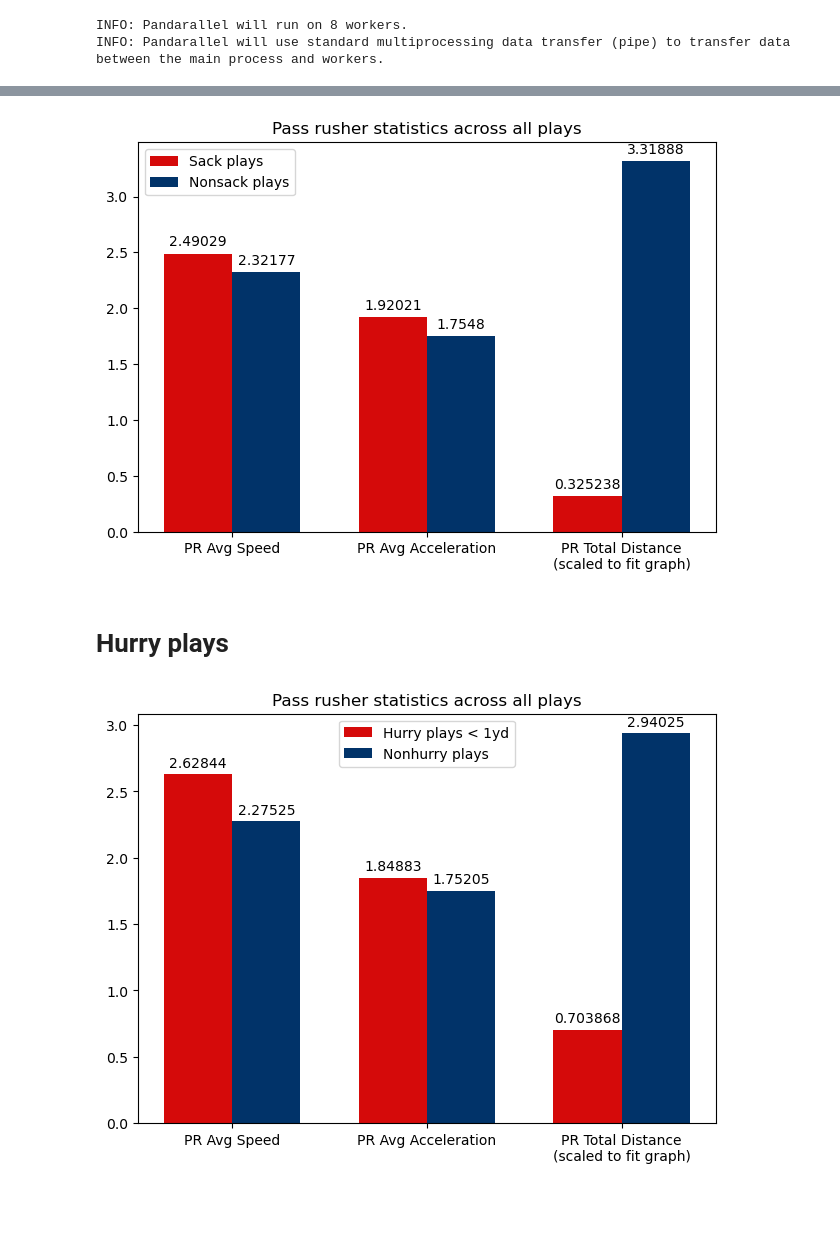
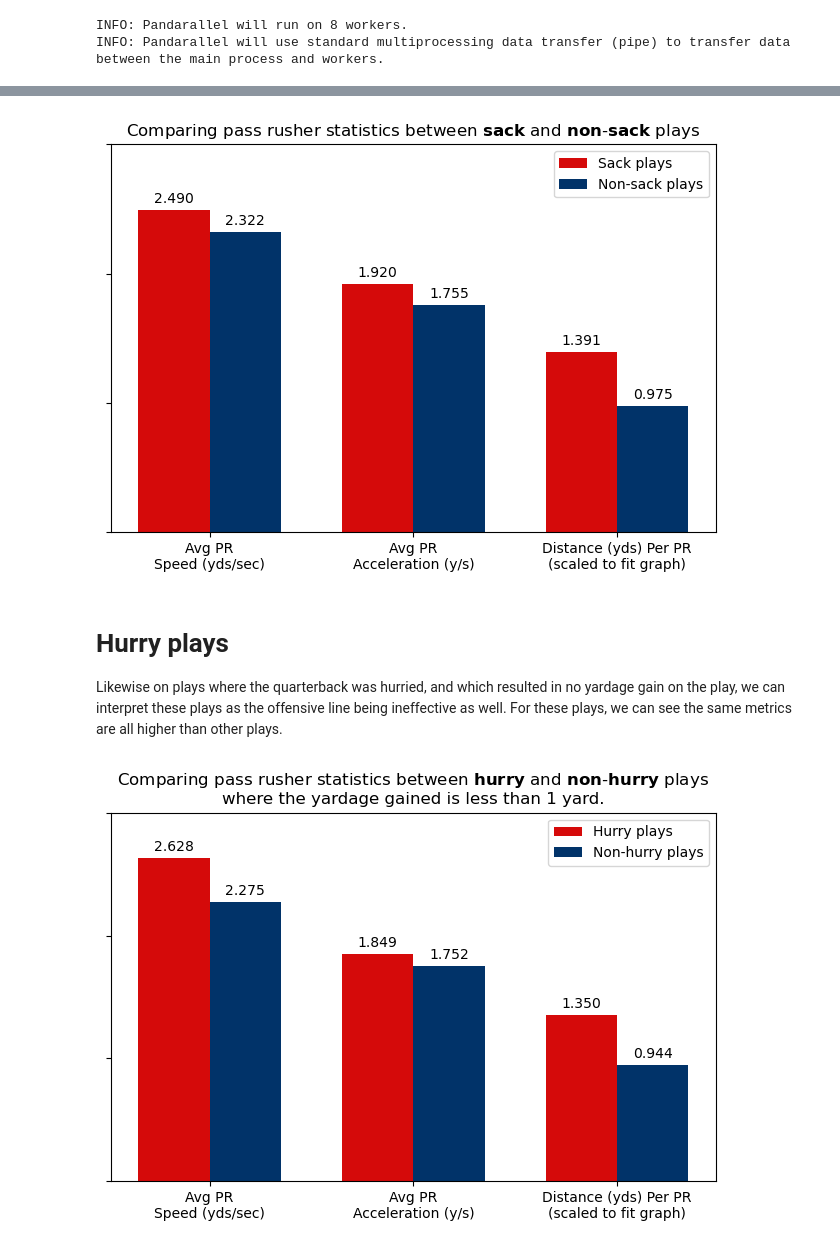
Before and after one commit to MattLowrieDS/big-data-bowl-2023, a Jupyter notebook: Deriving Offensive Line Effectiveness from Tracking Data.ipynb, the cells around one changed output, grey strips where cells are left out. Cells and saved outputs as stored; diff of their text form; code cells hidden in the pictures; blank space fills up the shorter version.

Commit message:
Update metrics and ranking calculation

```diff
--- a/Deriving Offensive Line Effectiveness from Tracking Data.ipynb
+++ b/Deriving Offensive Line Effectiveness from Tracking Data.ipynb
@@ -8,10 +10,11 @@ import numpy as np
 import pandas as pd
 import matplotlib.pyplot as plt
 from matplotlib import patches
-from pymcdm.methods import TOPSIS
-from pymcdm.helpers import rrankdata
 from pandarallel import pandarallel
 pandarallel.initialize()
+
+NFL_RED = '#D50A0A'
+NFL_BLUE = '#013369'
 # %% [output]
 INFO: Pandarallel will run on 8 workers.
 INFO: Pandarallel will use standard multiprocessing data transfer (pipe) to transfer data between the main process and workers.
@@ -65,22 +77,24 @@ nonsacks_sum_dist = track_nonsacks_df.loc[nonsacks_gpn_combos.isin(pass_rush_ids
 # %%
-x_lbls = ['PR Avg Speed', 'PR Avg Acceleration', 'PR Total Distance\n(scaled to fit graph)']
+x_lbls = ['Avg PR\nSpeed (yds/sec)', 'Avg PR\nAcceleration (y/s)',
+          'Distance (yds) Per PR\n(scaled to fit graph)']
 x_range = np.arange(len(x_lbls))
-dist_graph_scale_factor = 100000
-sacks_vals = [sacks_avg_speed, sacks_avg_accel, sacks_sum_dist/dist_graph_scale_factor]
-nonsacks_vals = [nonsacks_avg_speed, nonsacks_avg_accel, nonsacks_sum_dist/dist_graph_scale_factor]
+sacks_vals = [sacks_avg_speed, sacks_avg_accel, sacks_dist_per_pr/10]
+nonsacks_vals = [nonsacks_avg_speed, nonsacks_avg_accel, nonsacks_dist_per_pr/10]
 
 bar_width = 0.35
 fig, ax = plt.subplots()
-bars_sacks = ax.bar(x_range - bar_width/2, sacks_vals, bar_width, label='Sack plays', color='#D50A0A')
-bars_nonsacks = ax.bar(x_range + bar_width/2, nonsacks_vals, bar_width, label='Nonsack plays', color='#013369')
-ax.bar_label(bars_sacks, padding=3)
-ax.bar_label(bars_nonsacks, padding=3)
+bars_sacks = ax.bar(x_range - bar_width/2, sacks_vals, bar_width, label='Sack plays', color=NFL_RED)
+bars_nonsacks = ax.bar(x_range + bar_width/2, nonsacks_vals, bar_width, label='Non-sack plays', color=NFL_BLUE)
+ax.bar_label(bars_sacks, padding=3, fmt='%.3f')
+ax.bar_label(bars_nonsacks, padding=3, fmt='%.3f')
 ax.set_xticks(x_range, x_lbls)
+ax.set_yticks(np.arange(ax.get_ylim()[1]+0.5), [])
 ax.legend()
-plt.title('Pass rusher statistics across all plays')
+plt.title(r'Comparing pass rusher statistics between $\bf{sack}$ and $\bf{non}$-$\bf{sack}$ plays')
 fig.tight_layout()
 plt.show()
 # %% [output]
-[figure, old version]
+[figure, new version]
 # %% [markdown]
 # Hurry plays
+Likewise on plays where the quarterback was hurried, and which resulted in no yardage gain on the play, we can interpret these plays as the offensive line being ineffective as well. For these plays, we can see the same metrics are all higher than other plays.
@@ -87,30 +111,41 @@ plt.show()
 # %%
 hurry_gpn_combos = track_hurry_df[['gameId', 'playId', 'nflId']].parallel_apply(tuple, axis=1)
 nonhurry_gpn_combos = track_nonhurry_df[['gameId', 'playId', 'nflId']].parallel_apply(tuple, axis=1)
+# %%
+track_hurry_prs_df = track_hurry_df.loc[hurry_gpn_combos.isin(pass_rush_ids_gb.groups.keys())]
+num_hurry_prs = len(track_hurry_prs_df[['gameId', 'playId', 'nflId']].drop_duplicates().index)
+track_nonhurry_prs_df = track_nonhurry_df.loc[nonhurry_gpn_combos.isin(pass_rush_ids_gb.groups.keys())]
+num_nonhurry_prs = len(track_nonhurry_prs_df[['gameId', 'playId', 'nflId']].drop_duplicates().index)
 # %%
 hurry_avg_speed = track_hurry_df.loc[hurry_gpn_combos.isin(pass_rush_ids_gb.groups.keys())]['s'].mean()
 hurry_avg_accel = track_hurry_df.loc[hurry_gpn_combos.isin(pass_rush_ids_gb.groups.keys())]['a'].mean()
 hurry_sum_dist = track_hurry_df.loc[hurry_gpn_combos.isin(pass_rush_ids_gb.groups.keys())]['dis'].sum()
+hurry_dist_per_pr = hurry_sum_dist/num_hurry_prs
+
 nonhurry_avg_speed = track_nonhurry_df.loc[nonhurry_gpn_combos.isin(pass_rush_ids_gb.groups.keys())]['s'].mean()
 nonhurry_avg_accel = track_nonhurry_df.loc[nonhurry_gpn_combos.isin(pass_rush_ids_gb.groups.keys())]['a'].mean()
 nonhurry_sum_dist = track_nonhurry_df.loc[nonhurry_gpn_combos.isin(pass_rush_ids_gb.groups.keys())]['dis'].sum()
+nonhurry_dist_per_pr = nonhurry_sum_dist/num_nonhurry_prs
 # %%
-x_lbls = ['PR Avg Speed', 'PR Avg Acceleration', 'PR Total Distance\n(scaled to fit graph)']
+x_lbls = ['Avg PR\nSpeed (yds/sec)', 'Avg PR\nAcceleration (y/s)',
+          'Distance (yds) Per PR\n(scaled to fit graph)']
 x_range = np.arange(len(x_lbls))
 dist_graph_scale_factor = 100000
-hurry_vals = [hurry_avg_speed, hurry_avg_accel, hurry_sum_dist/dist_graph_scale_factor]
-nonhurry_vals = [nonhurry_avg_speed, nonhurry_avg_accel, nonhurry_sum_dist/dist_graph_scale_factor]
+hurry_vals = [hurry_avg_speed, hurry_avg_accel, hurry_dist_per_pr/10]
+nonhurry_vals = [nonhurry_avg_speed, nonhurry_avg_accel, nonhurry_dist_per_pr/10]
 
 bar_width = 0.35
 fig, ax = plt.subplots()
-bars_hurry = ax.bar(x_range - bar_width/2, hurry_vals, bar_width, label='Hurry plays < 1yd', color='#D50A0A')
-bars_nonhurry = ax.bar(x_range + bar_width/2, nonhurry_vals, bar_width, label='Nonhurry plays', color='#013369')
-ax.bar_label(bars_hurry, padding=3)
-ax.bar_label(bars_nonhurry, padding=3)
+bars_hurry = ax.bar(x_range - bar_width/2, hurry_vals, bar_width, label='Hurry plays', color=NFL_RED)
+bars_nonhurry = ax.bar(x_range + bar_width/2, nonhurry_vals, bar_width, label='Non-hurry plays', color=NFL_BLUE)
+ax.bar_label(bars_hurry, padding=3, fmt='%.3f')
+ax.bar_label(bars_nonhurry, padding=3, fmt='%.3f')
 ax.set_xticks(x_range, x_lbls)
-ax.legend(loc='upper center')
+ax.set_yticks(np.arange(ax.get_ylim()[1]+0.5), [])
+ax.legend()
+plt.title(r'Comparing pass rusher statistics between $\bf{hurry}$ and $\bf{non}$-$\bf{hurry}$ plays'
+          '\nwhere the yardage gained is less than 1 yard.')
 fig.tight_layout()
-plt.title('Pass rusher statistics across all plays')
 plt.show()
 # %% [output]
-[figure, old version]
+[figure, new version]
```
Also changed, not shown: parts of 33 cells of this notebook.
